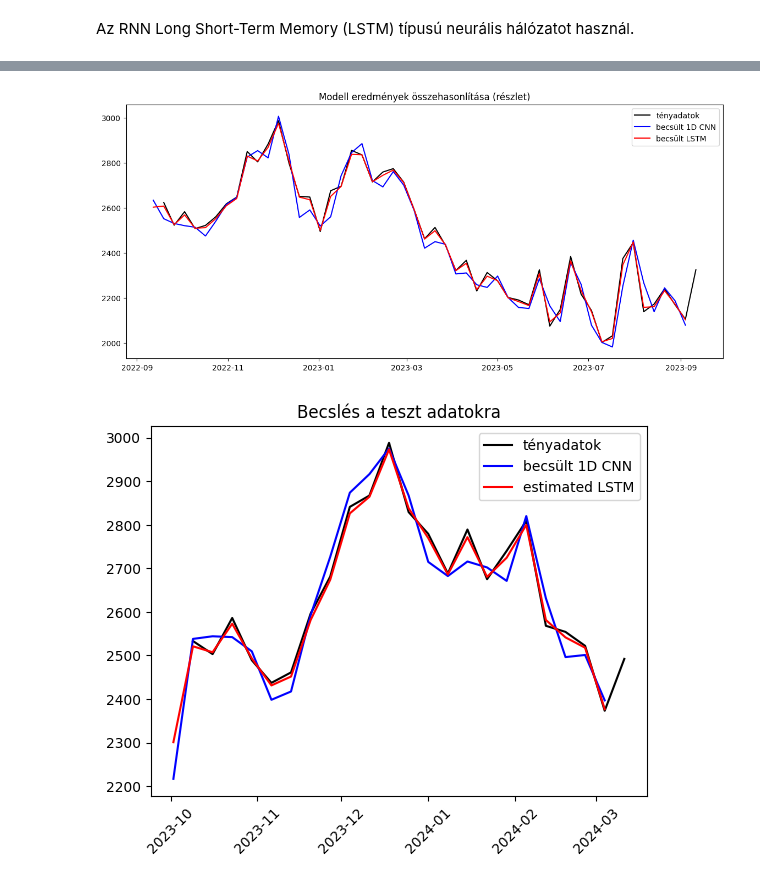
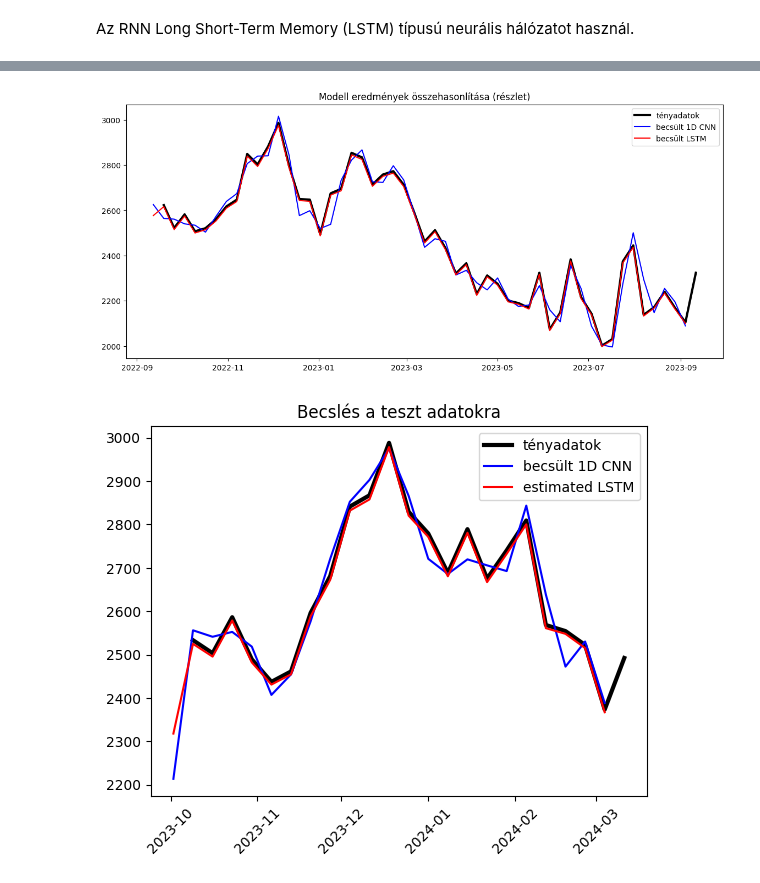
Before and after one commit to OSGeoLabBp/tutorials, a Jupyter notebook: hungarian/machine_learning/lessons/time_series.ipynb, the cells around one changed output, grey strips where cells are left out. Drawn from its saved outputs; the diff is of its cells as text; code cells hidden in the pictures.

```diff
--- a/hungarian/machine_learning/lessons/time_series.ipynb
+++ b/hungarian/machine_learning/lessons/time_series.ipynb
@@ -83,15 +83,8 @@ def prepare(seq, n_steps, n_features, test_rate=0.1):
 raw_seq = df['all_total']
 # choose a number of time steps
 n_steps = 3
-# split into samples
-#X, y = split_sequence(raw_seq, n_steps)
+EPOCHS = 1000
 n_features = 1
-#X = X.reshape((X.shape[0], X.shape[1], n_features))
-# split train and test data
-#X_train = X[:468]
-#y_train = y[:468]
-#X_test = X[468:]
-#y_test = y[468:]
 test_rate = 0.05
 X_train, y_train, X_test, y_test = prepare(raw_seq, n_steps, n_features, test_rate)
 X_train.shape, y_train.shape, X_test.shape, y_test.shape
@@ -112,5 +105,5 @@ model.add(Dense(1))
 model.compile(optimizer='adam', loss='mse', metrics=["accuracy"])
 print(model.summary())
 # modell tanítása
-hist = model.fit(X_train, y_train, validation_data=(X_test, y_test), epochs=1000, verbose=0)
+hist = model.fit(X_train, y_train, validation_data=(X_test, y_test), epochs=EPOCHS, verbose=0)
 # %% [output]
@@ -198,5 +191,5 @@ lstm_model = Model(inputs, outputs)
 lstm_model.compile(optimizer='adam', loss='mse')
 print(lstm_model.summary())
 
-lstm_hist =lstm_model.fit(X_train, y_train, validation_data=(X_test, y_test), epochs=500, verbose=0)
+lstm_hist =lstm_model.fit(X_train, y_train, validation_data=(X_test, y_test), epochs=EPOCHS, verbose=0)
 # %% [output]
@@ -220,24 +213,24 @@ None
 # %%
 # predict values from model
 y_lstm_pred = lstm_model.predict(X_train, verbose=0)
 plt.figure(figsize=(14,6))
-plt.plot(df["start"][train_size-52:train_size], y_train[-52:], c='black', label='tényadatok')
+plt.plot(df["start"][train_size-52:train_size], y_train[-52:], c='black', linewidth=3.0, label='tényadatok')
 plt.plot(df["start"][train_size-52-offset:train_size-offset], y_pred[-52:], c='blue', label='becsült 1D CNN')
 plt.plot(df["start"][train_size-52-offset:train_size-offset], y_lstm_pred[-52:], c='red', label='becsült LSTM')
 plt.legend()
 _ = plt.title('Modell eredmények összehasonlítása (részlet)')
 # %% [output]
-[figure, old version]
+[figure, new version]
 # %%
 y_lstm_test_pred = lstm_model.predict(X_test, verbose=0)
-plt.plot(df['start'][-test_size:], y_test, c='black', label='tényadatok')
+plt.plot(df['start'][-test_size:], y_test, c='black', linewidth=3.0, label='tényadatok')
 plt.plot(df['start'][-test_size-offset:-offset], y_test_pred, c='blue', label='becsült 1D CNN')
 plt.plot(df['start'][-test_size-offset:-offset], y_lstm_test_pred, c='red', label='estimated LSTM')
 plt.xticks(rotation=45)
 plt.legend()
 _ = plt.title('Becslés a teszt adatokra')
 # %% [output]
-[figure, old version]
+[figure, new version]
 # %%
 print("            CNN      RNN")
 print(f"MAPE train: {mean_absolute_percentage_error(y_train, y_pred):6.1%}", end="")
```
Also changed, not shown: parts of 8 cells of this notebook.
